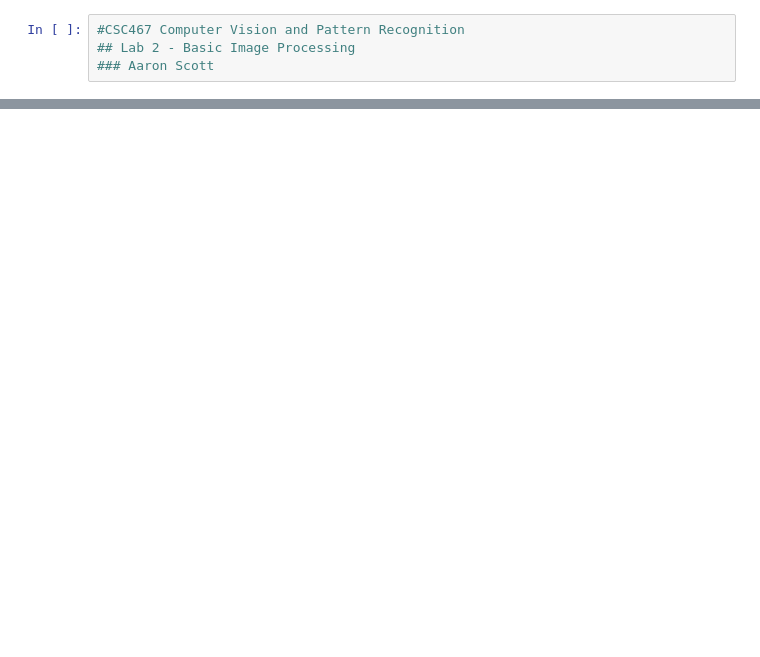
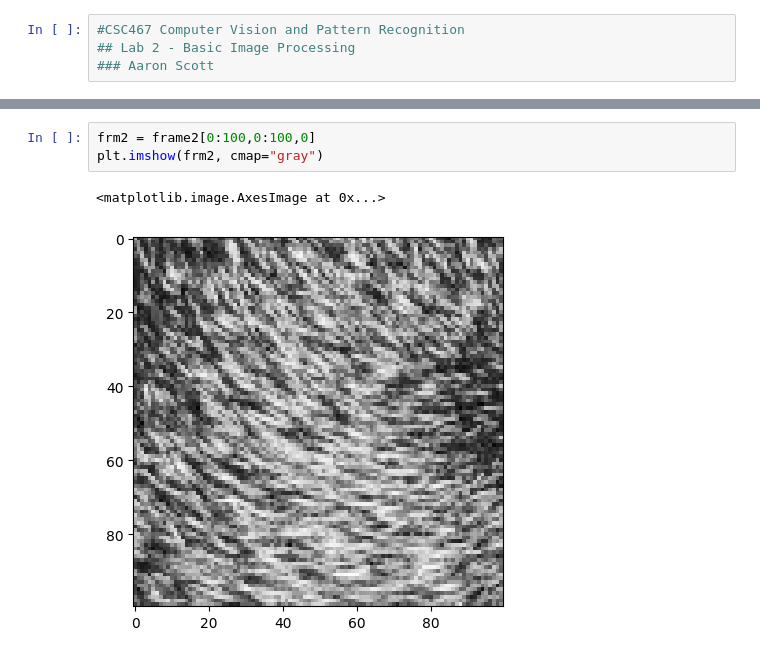
Before and after one commit to AaronScott2025/Vision-PatternRec, a Jupyter notebook: lab02.ipynb, the cells around one changed output, grey strips where cells are left out. Drawn from its saved outputs; the diff is of its cells as text; blank space fills up the shorter version.

```diff
--- a/lab02.ipynb
+++ b/lab02.ipynb
@@ -12,0 +39,6 @@ ModuleNotFoundError: No module named 'cv2'
+# %%
+frm2 = frame2[0:100,0:100,0]
+plt.imshow(frm2, cmap="gray")
+# %% [output]
+<matplotlib.image.AxesImage at 0x...>
+[figure, added]
```
Also changed, not shown: parts of 11 cells of this notebook.
